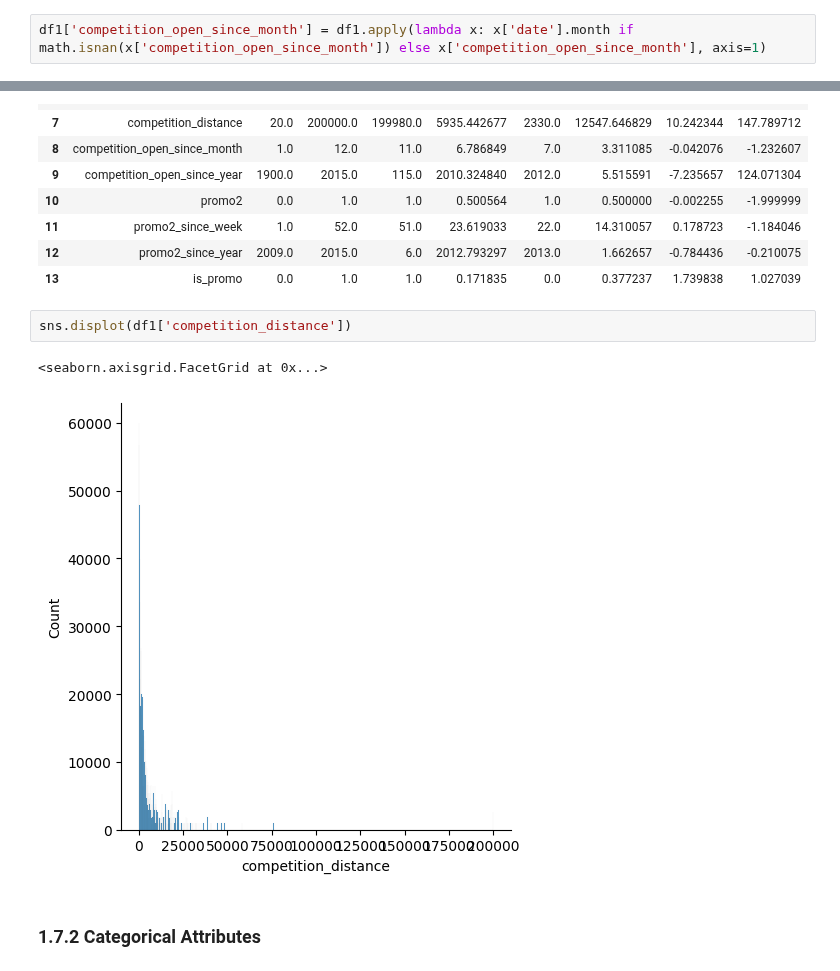
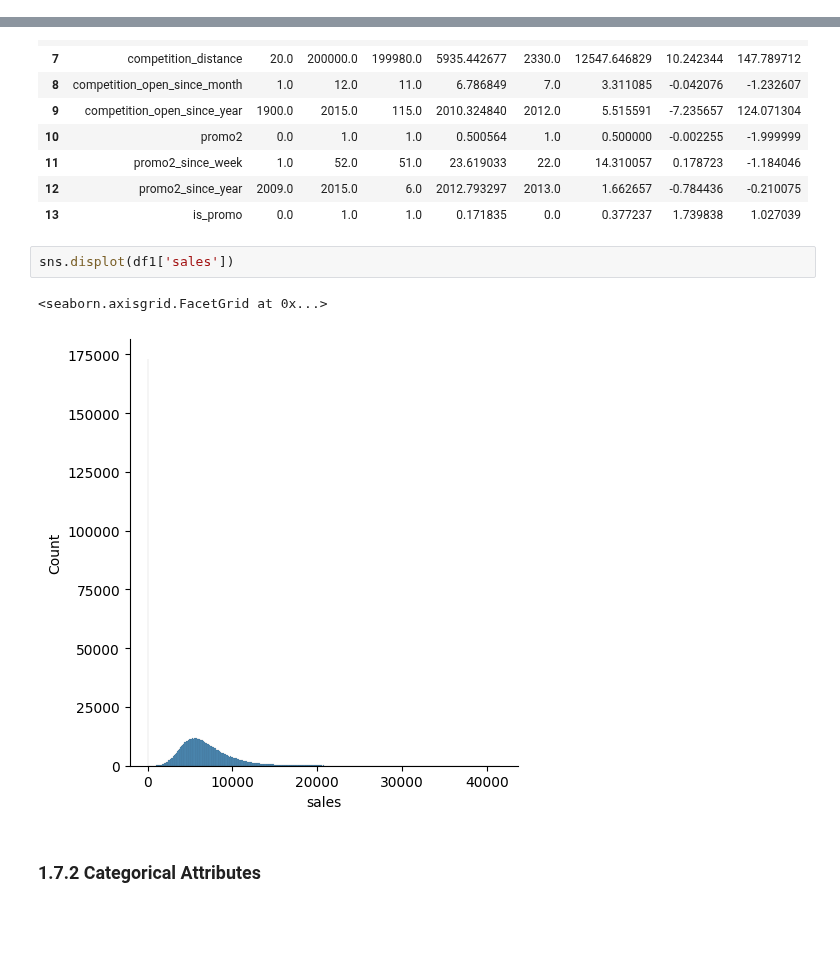
Before and after one commit to matheusvlribeiro/DS_Producao, a Jupyter notebook: m02_v01_store_sales_prediction.ipynb, the cells around one changed output, grey strips where cells are left out. Drawn from its saved outputs; the diff is of its cells as text; blank space fills up the shorter version.

```diff
--- a/m02_v01_store_sales_prediction.ipynb
+++ b/m02_v01_store_sales_prediction.ipynb
@@ -107,4 +103,2 @@ Index(['store', 'day_of_week', 'date', 'sales', 'customers', 'open', 'promo',
-# %%
-df1['competition_open_since_month'] = df1.apply(lambda x: x['date'].month if math.isnan(x['competition_open_since_month']) else x['competition_open_since_month'], axis=1)
 # %%
 #competition_distance              2642
@@ -219,10 +215,10 @@ m
 | 12 | promo2_since_year | 2009.0 | 2015.0 | 6.0 | 2012.793297 | 2013.0 | 1.662657 | -0.784436 | -0.210075 |
 | 13 | is_promo | 0.0 | 1.0 | 1.0 | 0.171835 | 0.0 | 0.377237 | 1.739838 | 1.027039 |
 # %%
-sns.displot(df1['competition_distance'])
+sns.displot(df1['sales'])
 # %% [output]
 <seaborn.axisgrid.FacetGrid at 0x...>
-[figure, old version]
+[figure, new version]
 # %% [markdown]
 ### 1.7.2 Categorical Attributes
 # %%
```
Also changed, not shown: parts of 5 cells of this notebook, 1 other file.
